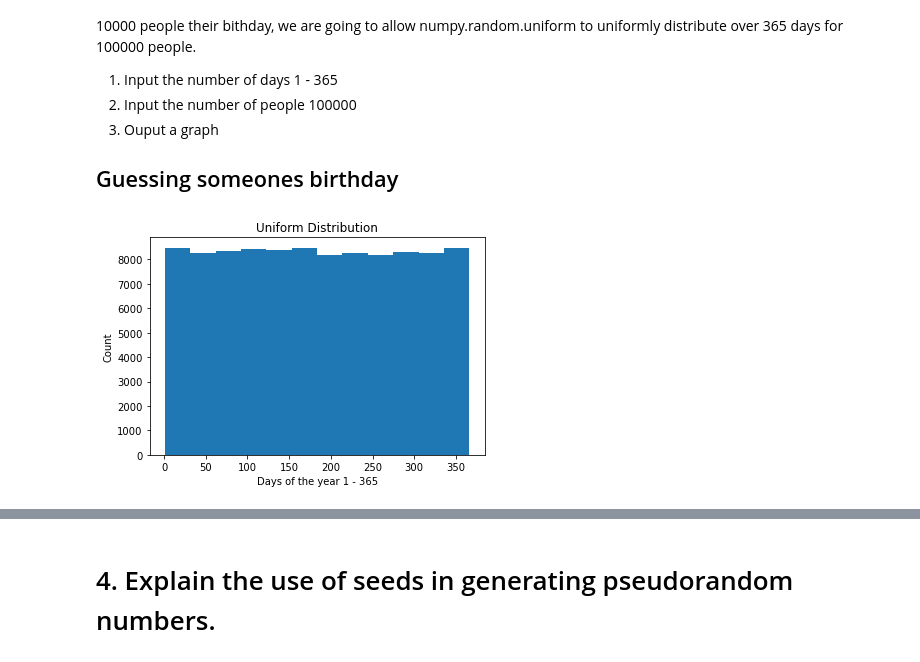
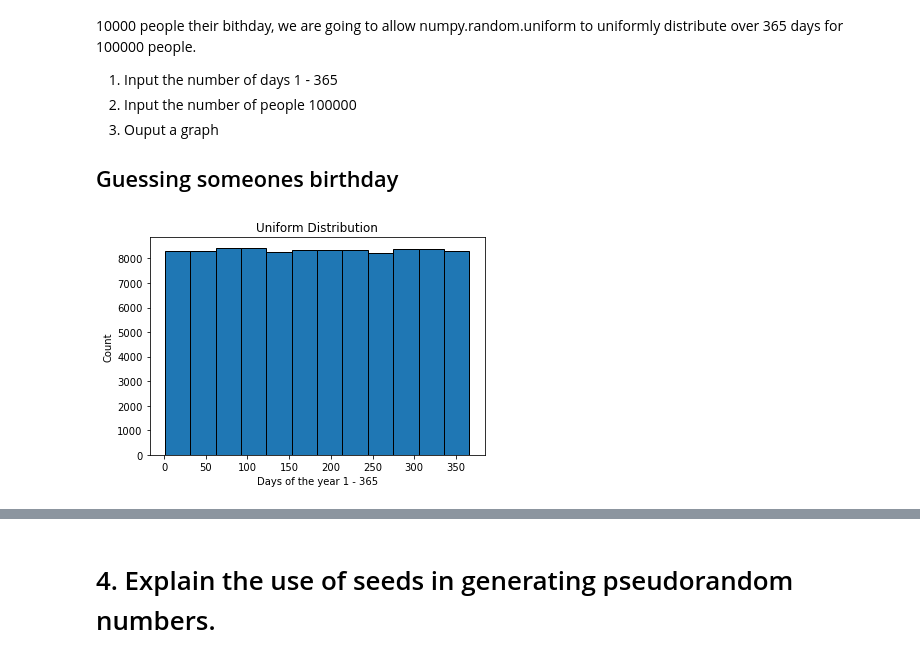
Before and after one commit to DPR-droid/2021_11_Programming-for-Data-Analysis-Assignment-2021, a Jupyter notebook: numpy-random.ipynb, the cells around one changed output, grey strips where cells are left out. Cells and saved outputs as stored; diff of their text form; code cells hidden in the pictures.

```diff
--- a/numpy-random.ipynb
+++ b/numpy-random.ipynb
@@ -316,21 +316,21 @@ As explained previously above ***When the script is executed using the module th
 # %%
 # Example 5
 import matplotlib.pyplot as plt
 
 rng = np.random.default_rng()
 
 # Set the uniform paramters
 # 1, 366 = 365 days of the year
 # Asking 10000 random strangers What day they were born on?
 birthday = rng.uniform(1,366,100000)
 
 plt.xlabel('Days of the year 1 - 365')
 plt.ylabel('Count')
 plt.title('Uniform Distribution')
 
-count, bins, ignored = plt.hist(birthday, 12, density=False)
+count, bins, ignored = plt.hist(birthday, 12, edgecolor='black', density=False)
 # %% [output]
-[figure, old version]
+[figure, new version]
 # %% [markdown]
 ## 2. Normal Distribution
 
```
Also changed, not shown: parts of 12 cells of this notebook, 1 other file.
